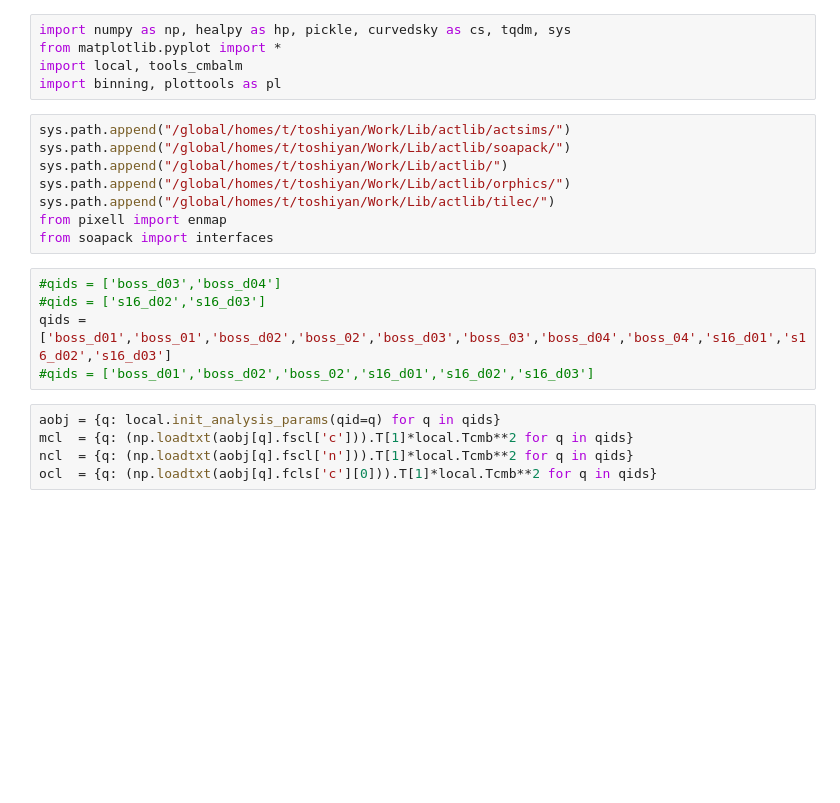
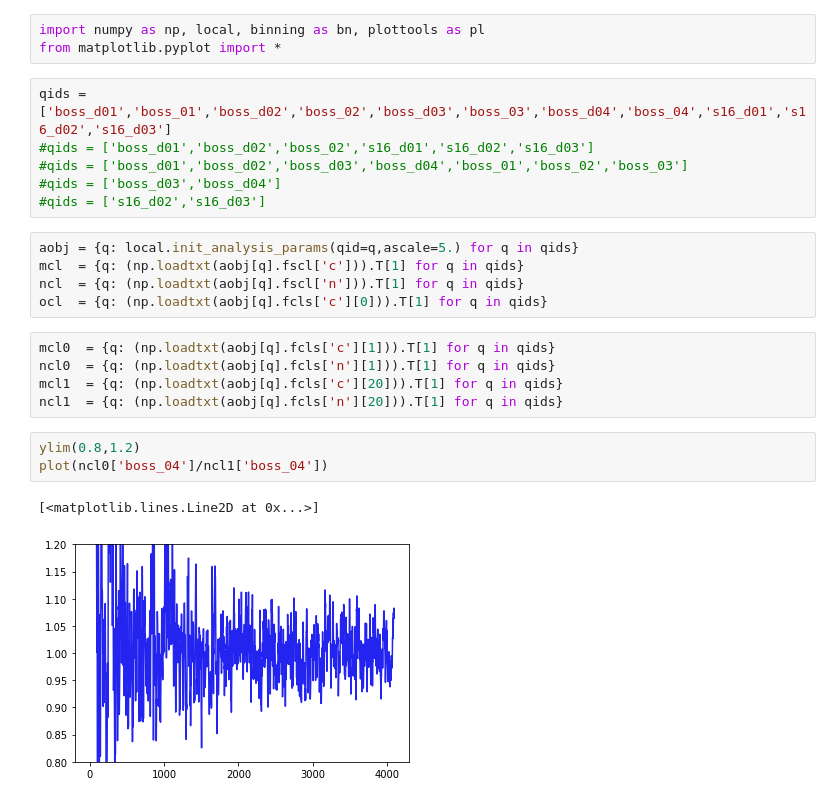
Before and after one commit to ACTCollaboration/Lensing-Daytime, a Jupyter notebook: check_cmb-aps.ipynb, the cells around one changed output. Drawn from its saved outputs; the diff is of its cells as text; blank space fills up the shorter version.

```diff
--- a/check_cmb-aps.ipynb
+++ b/check_cmb-aps.ipynb
@@ -1,25 +1,27 @@
 # %%
-import numpy as np, healpy as hp, pickle, curvedsky as cs, tqdm, sys
+import numpy as np, local, binning as bn, plottools as pl
 from matplotlib.pyplot import *
-import local, tools_cmbalm
-import binning, plottools as pl
-# %%
-sys.path.append("/global/homes/t/toshiyan/Work/Lib/actlib/actsims/")
-sys.path.append("/global/homes/t/toshiyan/Work/Lib/actlib/soapack/")
-sys.path.append("/global/homes/t/toshiyan/Work/Lib/actlib/")
-sys.path.append("/global/homes/t/toshiyan/Work/Lib/actlib/orphics/")
-sys.path.append("/global/homes/t/toshiyan/Work/Lib/actlib/tilec/")
-from pixell import enmap
-from soapack import interfaces
 # %%
+qids = ['boss_d01','boss_01','boss_d02','boss_02','boss_d03','boss_03','boss_d04','boss_04','s16_d01','s16_d02','s16_d03']
+#qids = ['boss_d01','boss_d02','boss_02','s16_d01','s16_d02','s16_d03']
+#qids = ['boss_d01','boss_d02','boss_d03','boss_d04','boss_01','boss_02','boss_03']
 #qids = ['boss_d03','boss_d04']
 #qids = ['s16_d02','s16_d03']
-qids = ['boss_d01','boss_01','boss_d02','boss_02','boss_d03','boss_03','boss_d04','boss_04','s16_d01','s16_d02','s16_d03']
-#qids = ['boss_d01','boss_d02','boss_02','s16_d01','s16_d02','s16_d03']
 # %%
-aobj = {q: local.init_analysis_params(qid=q) for q in qids}
-mcl  = {q: (np.loadtxt(aobj[q].fscl['c'])).T[1]*local.Tcmb**2 for q in qids}
-ncl  = {q: (np.loadtxt(aobj[q].fscl['n'])).T[1]*local.Tcmb**2 for q in qids}
-ocl  = {q: (np.loadtxt(aobj[q].fcls['c'][0])).T[1]*local.Tcmb**2 for q in qids}
+aobj = {q: local.init_analysis_params(qid=q,ascale=5.) for q in qids}
+mcl  = {q: (np.loadtxt(aobj[q].fscl['c'])).T[1] for q in qids}
+ncl  = {q: (np.loadtxt(aobj[q].fscl['n'])).T[1] for q in qids}
+ocl  = {q: (np.loadtxt(aobj[q].fcls['c'][0])).T[1] for q in qids}
+# %%
+mcl0  = {q: (np.loadtxt(aobj[q].fcls['c'][1])).T[1] for q in qids}
+ncl0  = {q: (np.loadtxt(aobj[q].fcls['n'][1])).T[1] for q in qids}
+mcl1  = {q: (np.loadtxt(aobj[q].fcls['c'][20])).T[1] for q in qids}
+ncl1  = {q: (np.loadtxt(aobj[q].fcls['n'][20])).T[1] for q in qids}
+# %%
+ylim(0.8,1.2)
+plot(ncl0['boss_04']/ncl1['boss_04'])
+# %% [output]
+[<matplotlib.lines.Line2D at 0x...>]
+[figure, added]
 # %%
 for q in qids:
```
Also changed, not shown: parts of 9 cells of this notebook, 11 other files.
